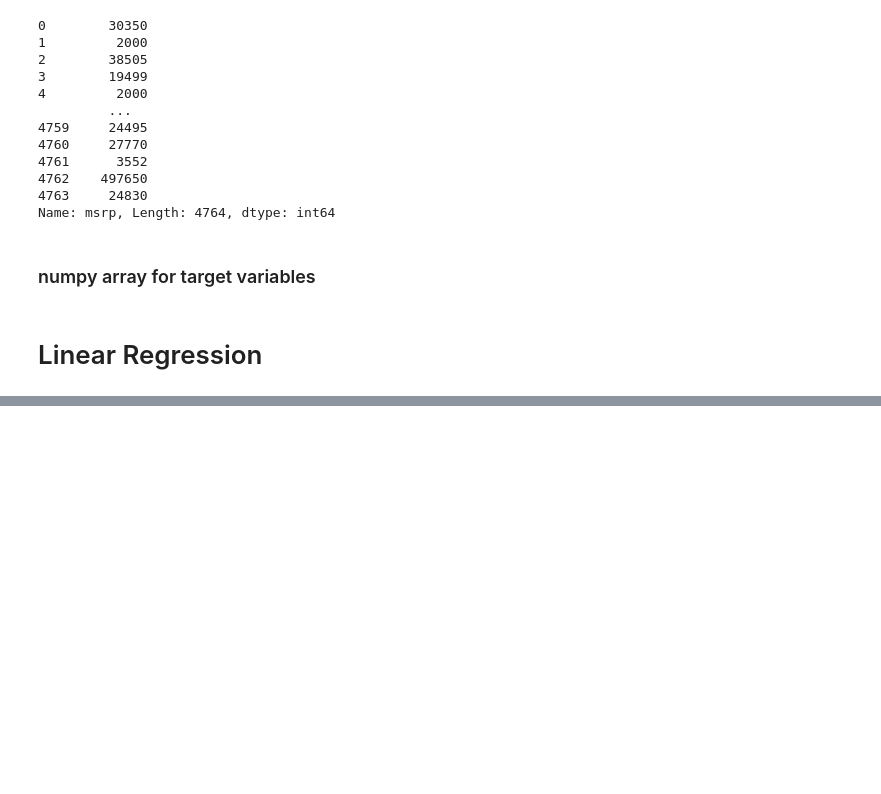
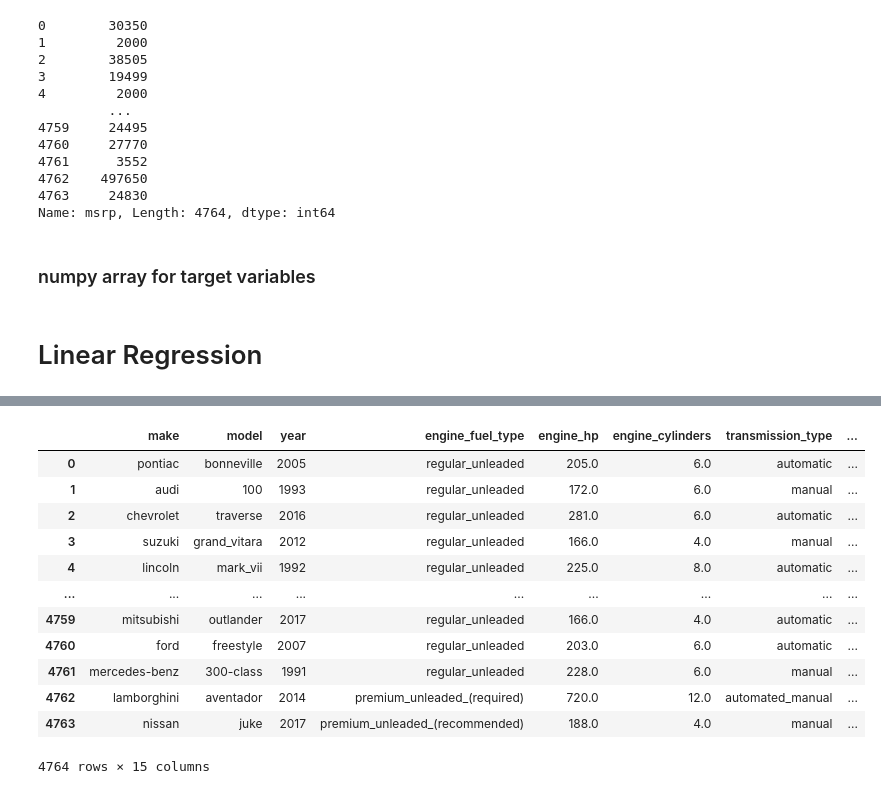
Before and after one commit to binitagiri/MLZoomcamp, a Jupyter notebook: Machine Learning for Regression/Machine Learning for Regression.ipynb, the cells around one changed output, grey strips where cells are left out. Cells and saved outputs as stored; diff of their text form; code cells hidden in the pictures; blank space fills up the shorter version.

```diff
--- a/Machine Learning for Regression/Machine Learning for Regression.ipynb
+++ b/Machine Learning for Regression/Machine Learning for Regression.ipynb
@@ -220,0 +461,16 @@ del df_test['msrp']
+# %%
+df_train
+# %% [output]
+|  | make | model | year | engine_fuel_type | engine_hp | engine_cylinders | transmission_type | ... |
+| 0 | pontiac | bonneville | 2005 | regular_unleaded | 205.0 | 6.0 | automatic | ... |
+| 1 | audi | 100 | 1993 | regular_unleaded | 172.0 | 6.0 | manual | ... |
+| 2 | chevrolet | traverse | 2016 | regular_unleaded | 281.0 | 6.0 | automatic | ... |
+| 3 | suzuki | grand_vitara | 2012 | regular_unleaded | 166.0 | 4.0 | manual | ... |
+| 4 | lincoln | mark_vii | 1992 | regular_unleaded | 225.0 | 8.0 | automatic | ... |
+| ... | ... | ... | ... | ... | ... | ... | ... | ... |
+| 4759 | mitsubishi | outlander | 2017 | regular_unleaded | 166.0 | 4.0 | automatic | ... |
+| 4760 | ford | freestyle | 2007 | regular_unleaded | 203.0 | 6.0 | automatic | ... |
+| 4761 | mercedes-benz | 300-class | 1991 | regular_unleaded | 228.0 | 6.0 | manual | ... |
+| 4762 | lamborghini | aventador | 2014 | premium_unleaded_(required) | 720.0 | 12.0 | automated_manual | ... |
+| 4763 | nissan | juke | 2017 | premium_unleaded_(recommended) | 188.0 | 4.0 | manual | ... |
+4764 rows × 15 columns
```
Also changed, not shown: parts of 96 cells of this notebook.
